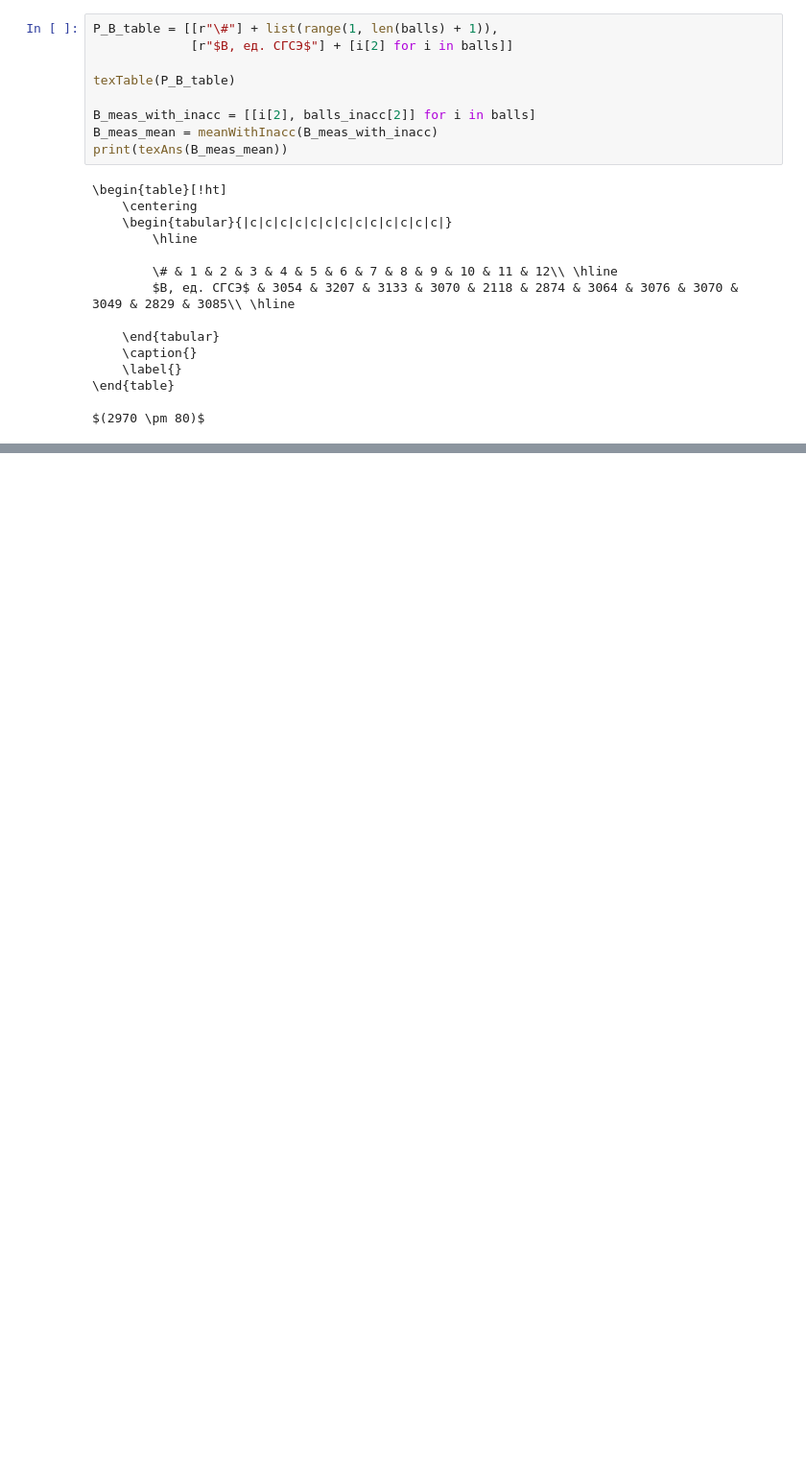
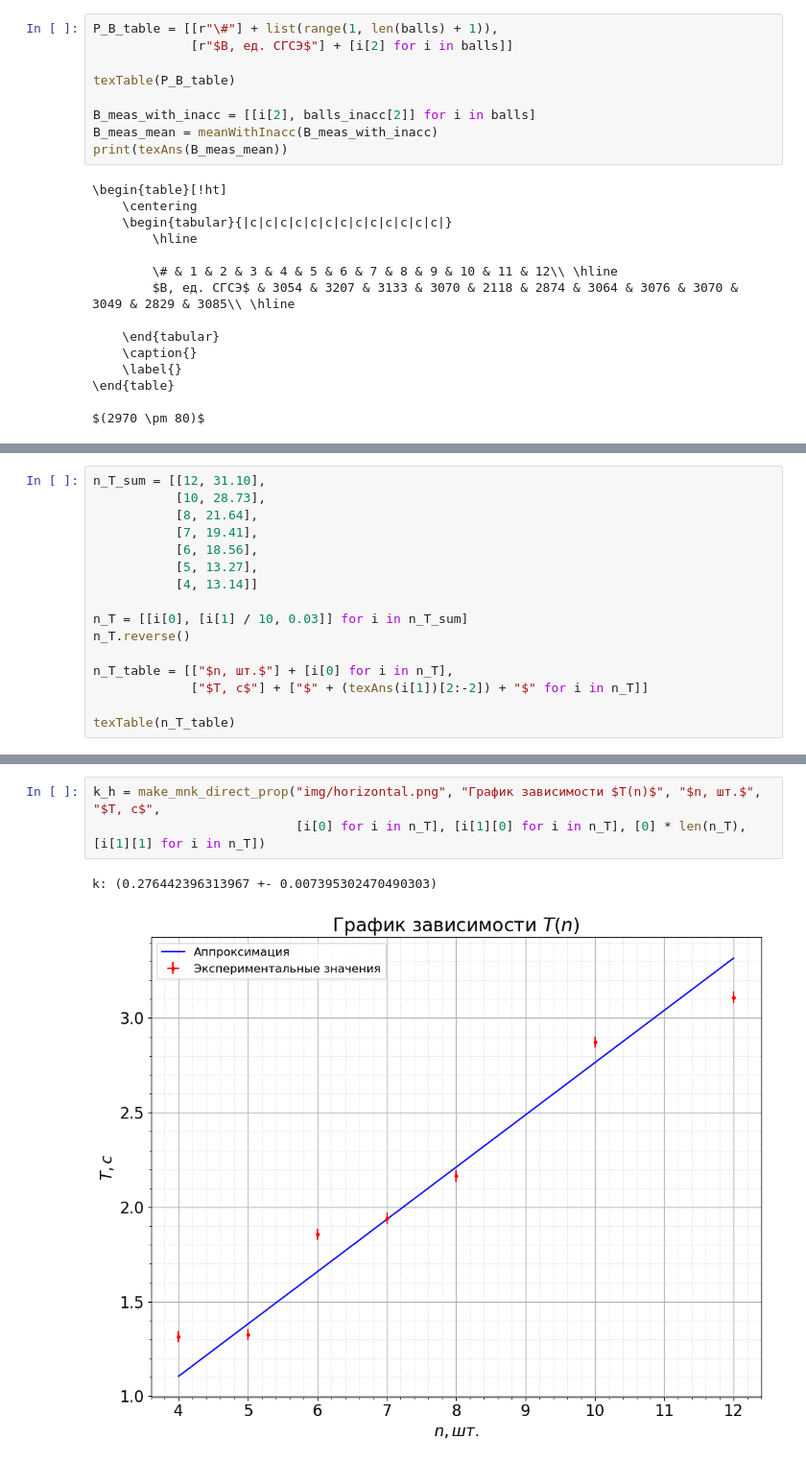
Before and after one commit to victorbaldin56/MIPT_PhysLabs, a Jupyter notebook: 3.1.3/calcs.ipynb, the cells around one changed output, grey strips where cells are left out. Shown: that part at 96% size. Cells and saved outputs as stored; diff of their text form; blank space fills up the shorter version.

Commit message:
3.1.3 - plots

```diff
--- a/3.1.3/calcs.ipynb
+++ b/3.1.3/calcs.ipynb
@@ -122,0 +147,16 @@ $(5540 \pm 30)$
+# %%
+n_T_sum = [[12, 31.10],
+           [10, 28.73],
+           [8, 21.64],
+           [7, 19.41],
+           [6, 18.56],
+           [5, 13.27],
+           [4, 13.14]]
+
+n_T = [[i[0], [i[1] / 10, 0.03]] for i in n_T_sum]
+n_T.reverse()
+
+n_T_table = [["$n, шт.$"] + [i[0] for i in n_T],
+             ["$T, с$"] + ["$" + (texAns(i[1])[2:-2]) + "$" for i in n_T]]
+
+texTable(n_T_table)
@@ -122,0 +176,6 @@ $(5540 \pm 30)$
+# %%
+k_h = make_mnk_direct_prop("img/horizontal.png", "График зависимости $T(n)$", "$n, шт.$", "$T, с$",
+                           [i[0] for i in n_T], [i[1][0] for i in n_T], [0] * len(n_T), [i[1][1] for i in n_T])
+# %% [output]
+k: (0.276442396313967 +- 0.007395302470490303)
+[figure, added]
```
Also changed, not shown: parts of 14 cells of this notebook, 5 other files.
